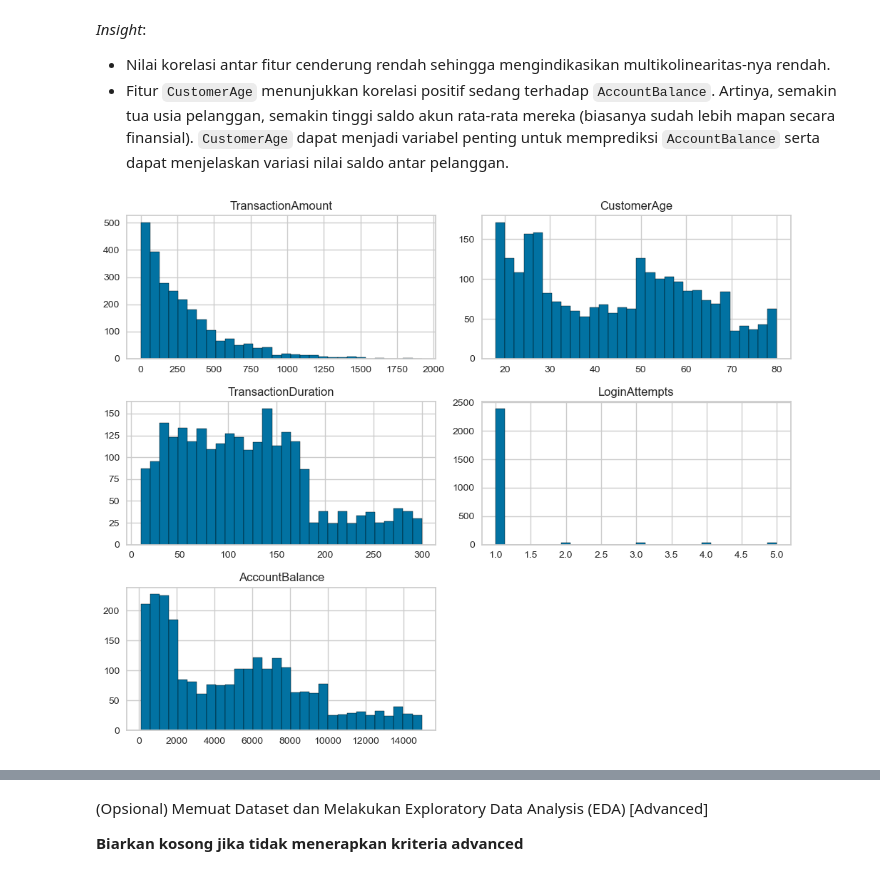
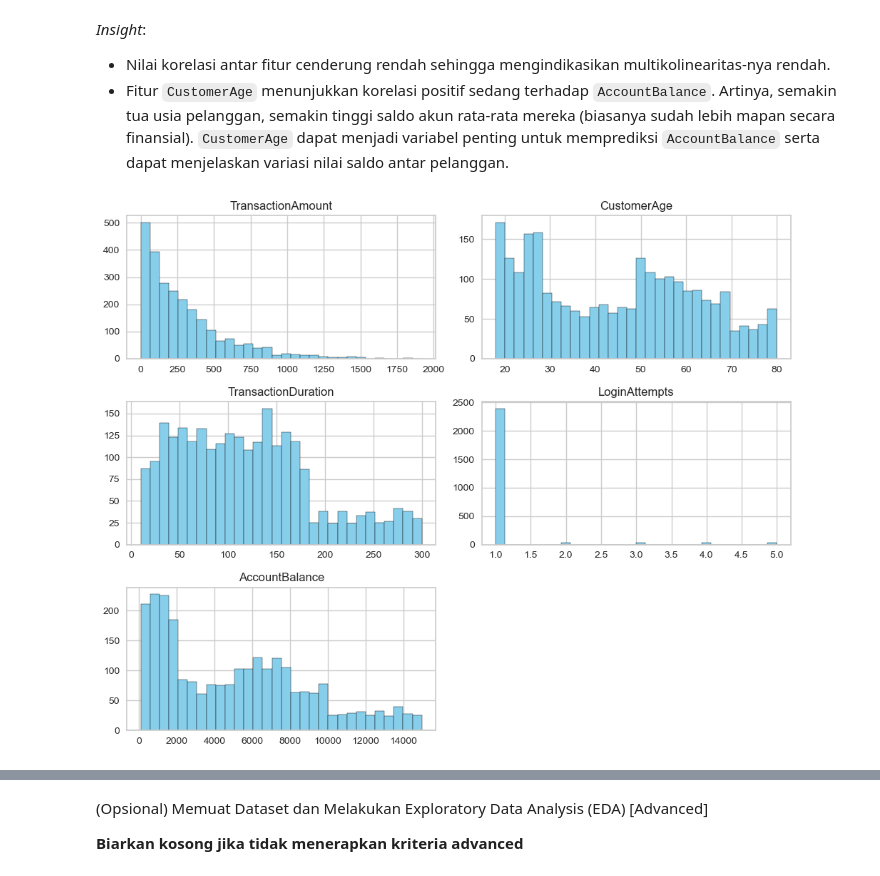
Before and after one commit to Sulbae/ML-Supervised-Unsupervised, a Jupyter notebook: [Clustering]_Submission_Akhir_BMLP_Anggun-Sulis-Setyawan.ipynb, the cells around one changed output, grey strips where cells are left out. Drawn from its saved outputs; the diff is of its cells as text; code cells hidden in the pictures.

```diff
--- a/[Clustering]_Submission_Akhir_BMLP_Anggun-Sulis-Setyawan.ipynb
+++ b/[Clustering]_Submission_Akhir_BMLP_Anggun-Sulis-Setyawan.ipynb
@@ -152,9 +167,9 @@ _Insight_:
 * Nilai korelasi antar fitur cenderung rendah sehingga mengindikasikan multikolinearitas-nya rendah.
 * Fitur `CustomerAge` menunjukkan korelasi positif sedang terhadap `AccountBalance`. Artinya, semakin tua usia pelanggan, semakin tinggi saldo akun rata-rata mereka (biasanya sudah lebih mapan secara finansial). `CustomerAge` dapat menjadi variabel penting untuk memprediksi `AccountBalance` serta dapat menjelaskan variasi nilai saldo antar pelanggan.
 # %%
-# Menampilkan histogram untuk semua kolom numerik (Opsional Skilled 1)
-df.hist(figsize=(10, 8), bins=30, edgecolor='black')
+# Menampilkan histogram untuk semua kolom numerik
+df.hist(figsize=(10, 8), bins=30, color='skyblue', edgecolor='black')
 plt.tight_layout()
 plt.show()
 # %% [output]
-[figure, old version]
+[figure, new version]
```
Also changed, not shown: parts of 15 cells of this notebook.
